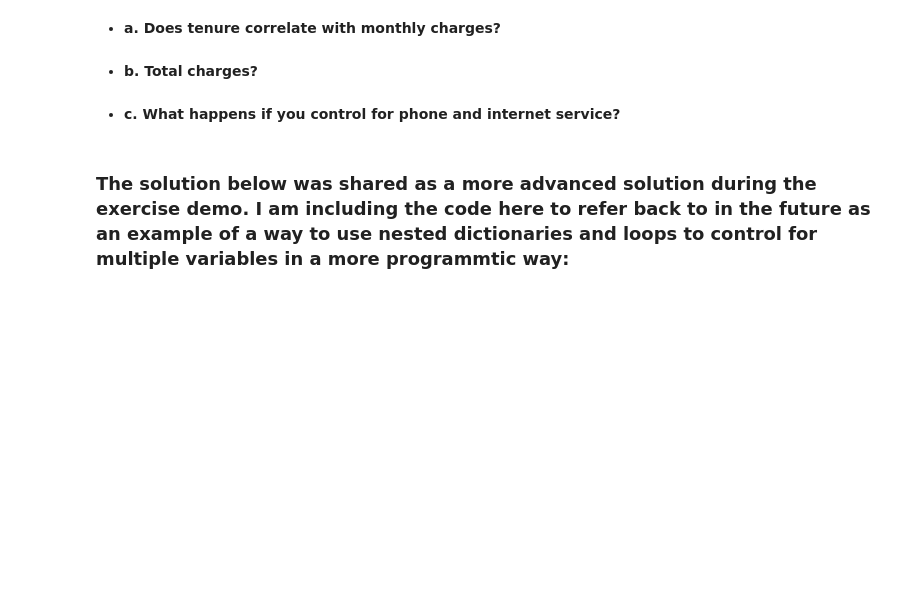
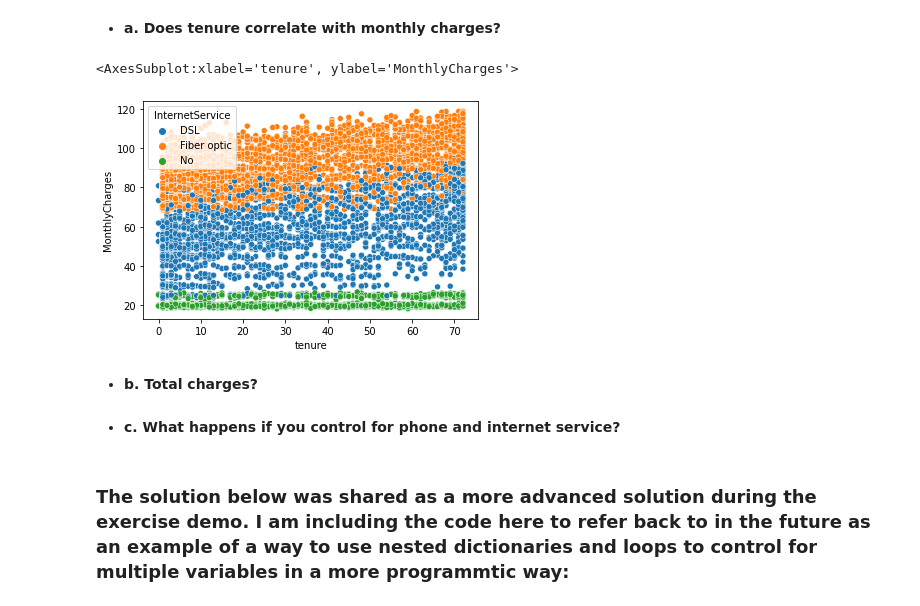
Before and after one commit to justin-m-sullivan/statistics-exercises, a Jupyter notebook: hypothesis_testing.ipynb, the cells around one changed output. Saved outputs shown, nothing was run; the diff lists cells and outputs as text; code cells hidden in the pictures; blank space fills up the shorter version.

Commit message:
updating formating for charts on telco churn

```diff
--- a/hypothesis_testing.ipynb
+++ b/hypothesis_testing.ipynb
@@ -198,7 +216,10 @@ confidence_int = .95
 a = 1 - confidence_int
 # %%
 #visualize the data
-sns.scatterplot(x='tenure', y='MonthlyCharges', data=df)
+sns.scatterplot(x='tenure', y='MonthlyCharges', data=df, hue='InternetService')
+# %% [output]
+<AxesSubplot:xlabel='tenure', ylabel='MonthlyCharges'>
+[figure, added]
 # %%
 #Setup the correlation test
 corr, p = stats.pearsonr(df.tenure, df.MonthlyCharges)
```
Also changed, not shown: parts of 1 cell of this notebook.
